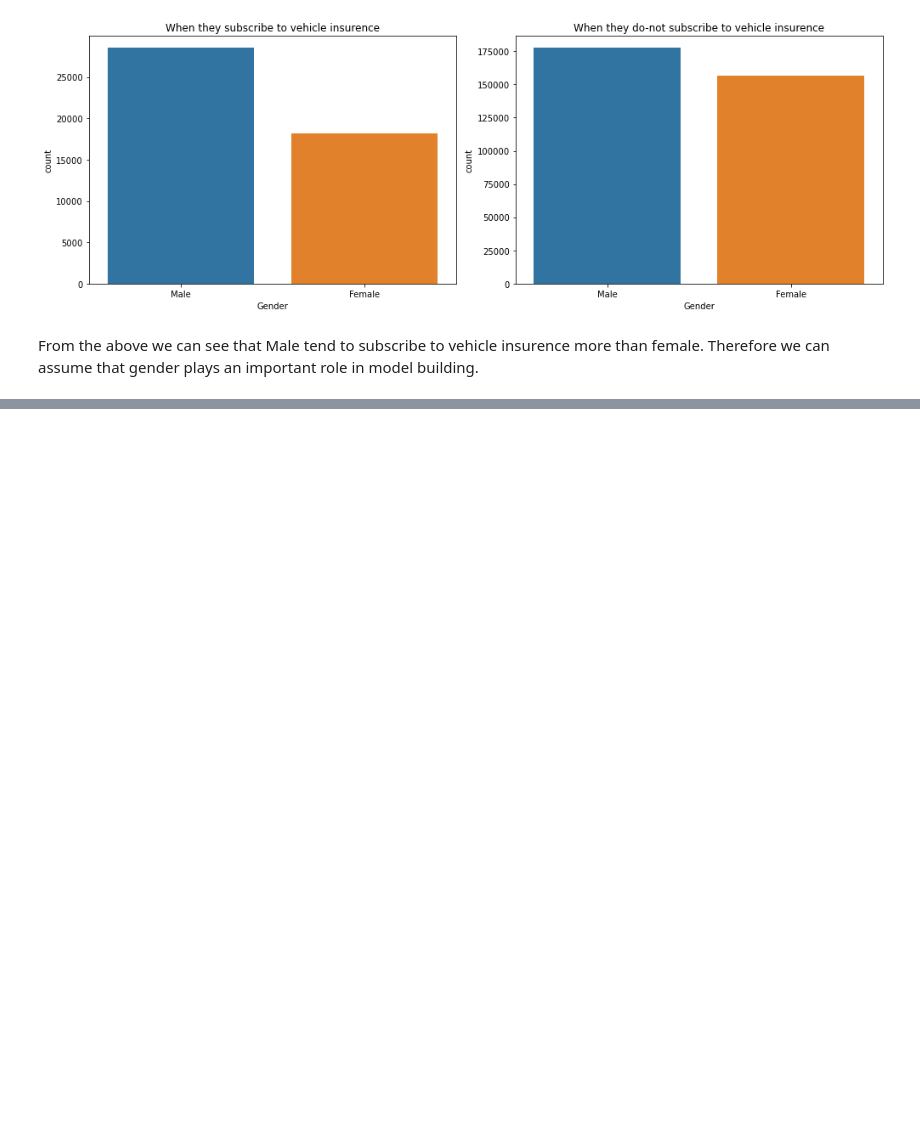
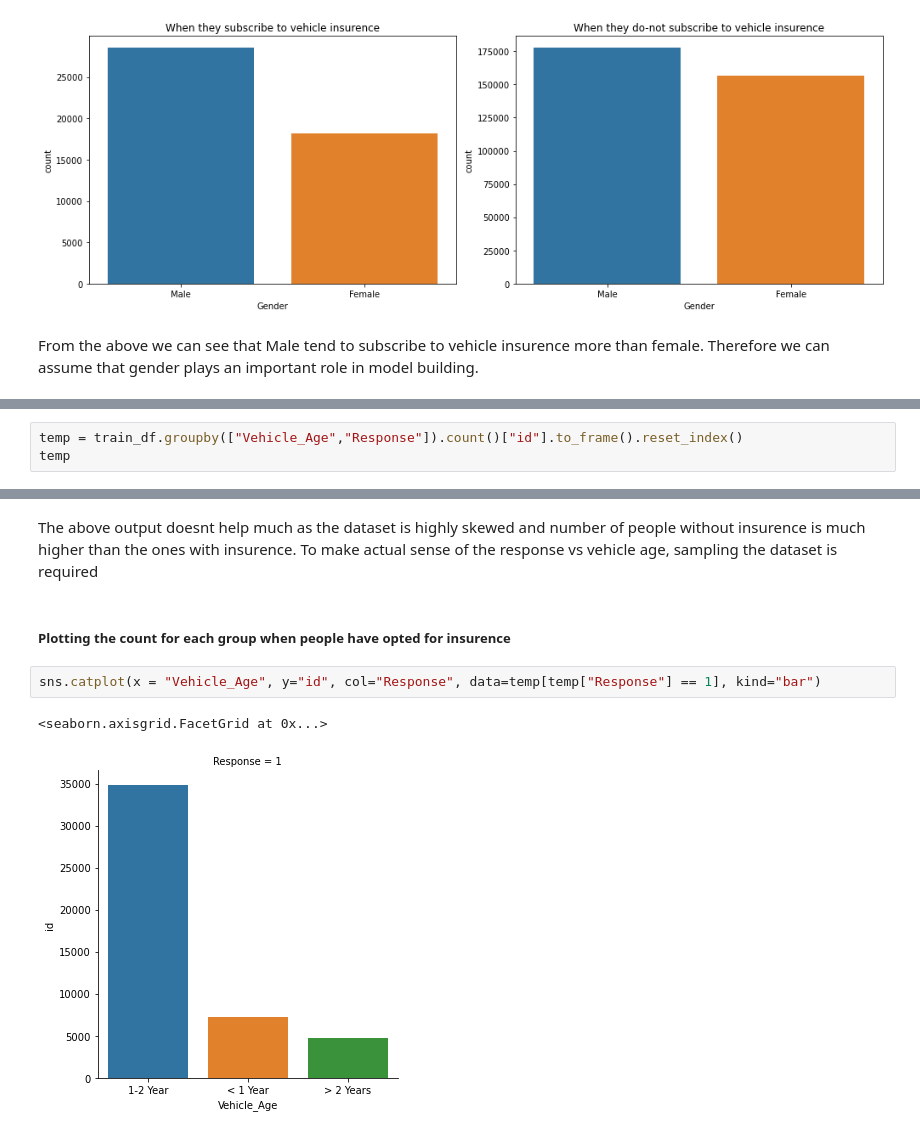
Before and after one commit to kaushik-holla/Health_Insurence_Crosssell_Prediciton, a Jupyter notebook: EDA and Prediction.ipynb, the cells around one changed output, grey strips where cells are left out. Cells and saved outputs as stored; diff of their text form; blank space fills up the shorter version.

```diff
--- a/EDA and Prediction.ipynb
+++ b/EDA and Prediction.ipynb
@@ -144,0 +180,3 @@ From the above we can see that Male tend to subscribe to vehicle insurence more
+# %%
+temp = train_df.groupby(["Vehicle_Age","Response"]).count()["id"].to_frame().reset_index()
+temp
@@ -144,0 +191,9 @@ From the above we can see that Male tend to subscribe to vehicle insurence more
+# %% [markdown]
+The above output doesnt help much as the dataset is highly skewed and number of people without insurence is much higher than the ones with insurence. To make actual sense of the response vs vehicle age, sampling the dataset is required
+# %% [markdown]
+##### Plotting the count for each group when people have opted for insurence
+# %%
+sns.catplot(x = "Vehicle_Age", y="id", col="Response", data=temp[temp["Response"] == 1], kind="bar")
+# %% [output]
+<seaborn.axisgrid.FacetGrid at 0x...>
+[figure, added]
```
Also changed, not shown: parts of 26 cells of this notebook.
